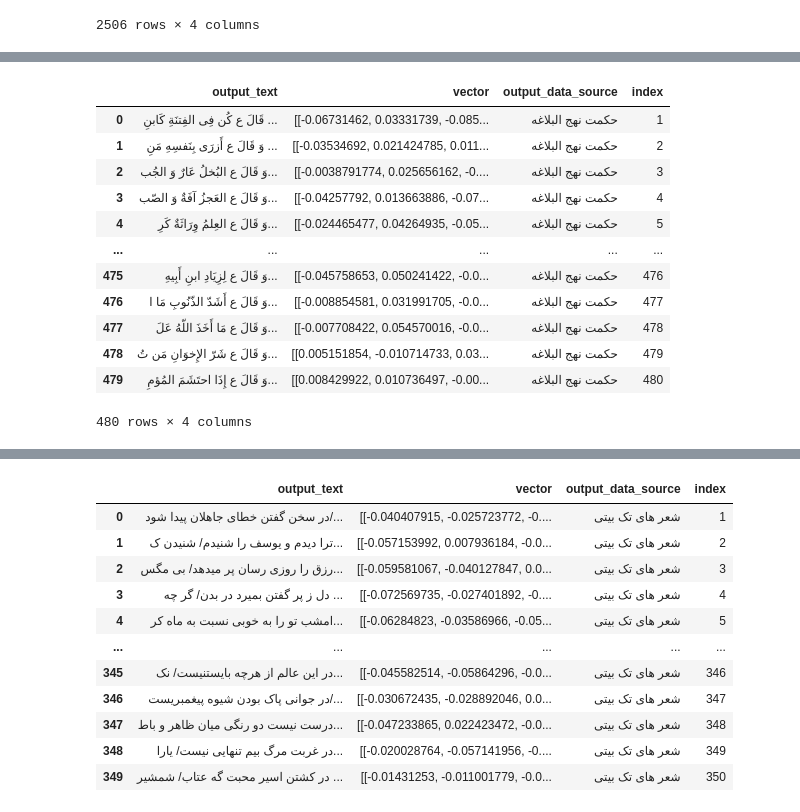
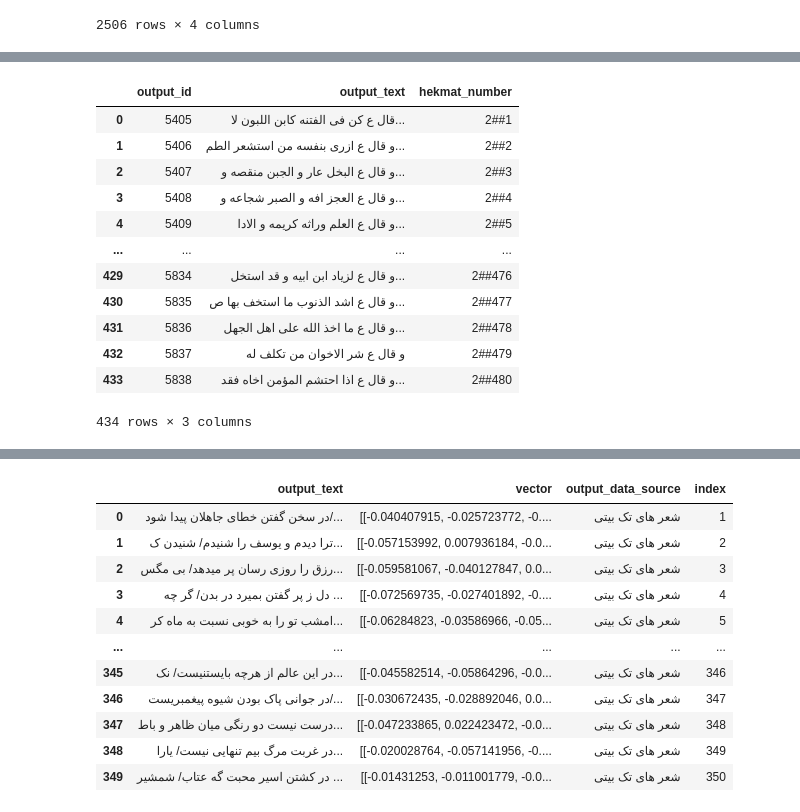
Before and after one commit to Mohamadrezakamali/text-enrich, a Jupyter notebook: LaBSE.ipynb, the cells around one changed output, grey strips where cells are left out. Drawn from its saved outputs; the diff is of its cells as text; code cells hidden in the pictures.

```diff
--- a/LaBSE.ipynb
+++ b/LaBSE.ipynb
@@ -210,0 +281,26 @@ output_table1
+# %%
+columns = ["output_id","output_text","hekmat_number"]
+nahj_normalized = pd.DataFrame([], columns=columns)
+file1 = open('/content/light_nahj.txt', 'r')
+Lines = file1.readlines()
+nahj = []
+
+hekmat = r".*2##[0-9]+.*"
+hekmat_reg = f"{hekmat}"
+i = 5405
+hek = []
+for line in Lines:
+
+  if(re.match(hekmat_reg, line)):
+    # print(count)
+    # print(line)
+
+
+    splited = line.split("\t")
+    input = splited[1].replace("\n"," ")
+    print(splited[1])
+    nahj_normalized = nahj_normalized.append({'output_id': i , 'output_text':normalize_arabic(input),'hekmat_number':splited[0]}, ignore_index = True)
+    i+= 1
+  else:
+    hek.append(line.strip())
+file1.close()
@@ -210,0 +325,16 @@ output_table1
+# %%
+nahj_normalized
+# %% [output]
+|  | output_id | output_text | hekmat_number |
+| 0 | 5405 | قال ع کن فی الفتنه کابن اللبون لا... | 2##1 |
+| 1 | 5406 | و قال ع ازری بنفسه من استشعر الطم... | 2##2 |
+| 2 | 5407 | و قال ع البخل عار و الجبن منقصه و... | 2##3 |
+| 3 | 5408 | و قال ع العجز افه و الصبر شجاعه و... | 2##4 |
+| 4 | 5409 | و قال ع العلم وراثه کریمه و الادا... | 2##5 |
+| ... | ... | ... | ... |
+| 429 | 5834 | و قال ع لزیاد ابن ابیه و قد استخل... | 2##476 |
+| 430 | 5835 | و قال ع اشد الذنوب ما استخف بها ص... | 2##477 |
+| 431 | 5836 | و قال ع ما اخذ الله علی اهل الجهل... | 2##478 |
+| 432 | 5837 | و قال ع شر الاخوان من تکلف له | 2##479 |
+| 433 | 5838 | و قال ع اذا احتشم المؤمن اخاه فقد... | 2##480 |
+434 rows × 3 columns
@@ -228,19 +360,3 @@ for line in Lines:
     splited = line.split("\t")
     output_table2 = output_table2.append({'output_text':splited[1],'vector':[embedder.encode(splited[1])],"output_data_source":"حکمت نهج البلاغه  ","index":i}, ignore_index = True)
 file1.close()
-# %%
-output_table2
-# %% [output]
-|  | output_text | vector | output_data_source | index |
-| 0 | قَالَ ع کُن فِی الفِتنَةِ کَابنِ ... | [[-0.06731462, 0.03331739, -0.085... | حکمت نهج البلاغه | 1 |
-| 1 | وَ قَالَ ع أَزرَی بِنَفسِهِ مَنِ ... | [[-0.03534692, 0.021424785, 0.011... | حکمت نهج البلاغه | 2 |
-| 2 | وَ قَالَ ع البُخلُ عَارٌ وَ الجُب... | [[-0.0038791774, 0.025656162, -0.... | حکمت نهج البلاغه | 3 |
-| 3 | وَ قَالَ ع العَجزُ آفَةٌ وَ الصّب... | [[-0.04257792, 0.013663886, -0.07... | حکمت نهج البلاغه | 4 |
-| 4 | وَ قَالَ ع العِلمُ وِرَاثَةٌ کَرِ... | [[-0.024465477, 0.04264935, -0.05... | حکمت نهج البلاغه | 5 |
-| ... | ... | ... | ... | ... |
-| 475 | وَ قَالَ ع لِزِیَادِ ابنِ أَبِیهِ... | [[-0.045758653, 0.050241422, -0.0... | حکمت نهج البلاغه | 476 |
-| 476 | وَ قَالَ ع أَشَدّ الذّنُوبِ مَا ا... | [[-0.008854581, 0.031991705, -0.0... | حکمت نهج البلاغه | 477 |
-| 477 | وَ قَالَ ع مَا أَخَذَ اللّهُ عَلَ... | [[-0.007708422, 0.054570016, -0.0... | حکمت نهج البلاغه | 478 |
-| 478 | وَ قَالَ ع شَرّ الإِخوَانِ مَن تُ... | [[0.005151854, -0.010714733, 0.03... | حکمت نهج البلاغه | 479 |
-| 479 | وَ قَالَ ع إِذَا احتَشَمَ المُؤمِ... | [[0.008429922, 0.010736497, -0.00... | حکمت نهج البلاغه | 480 |
-480 rows × 4 columns
```
Also changed, not shown: parts of 36 cells of this notebook, 5 other files.
